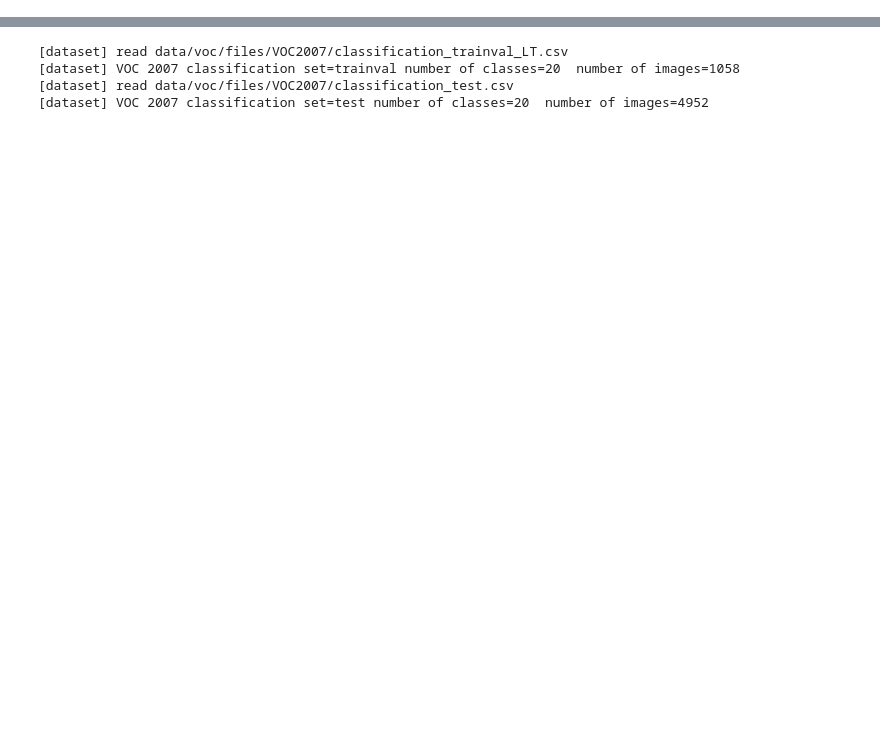
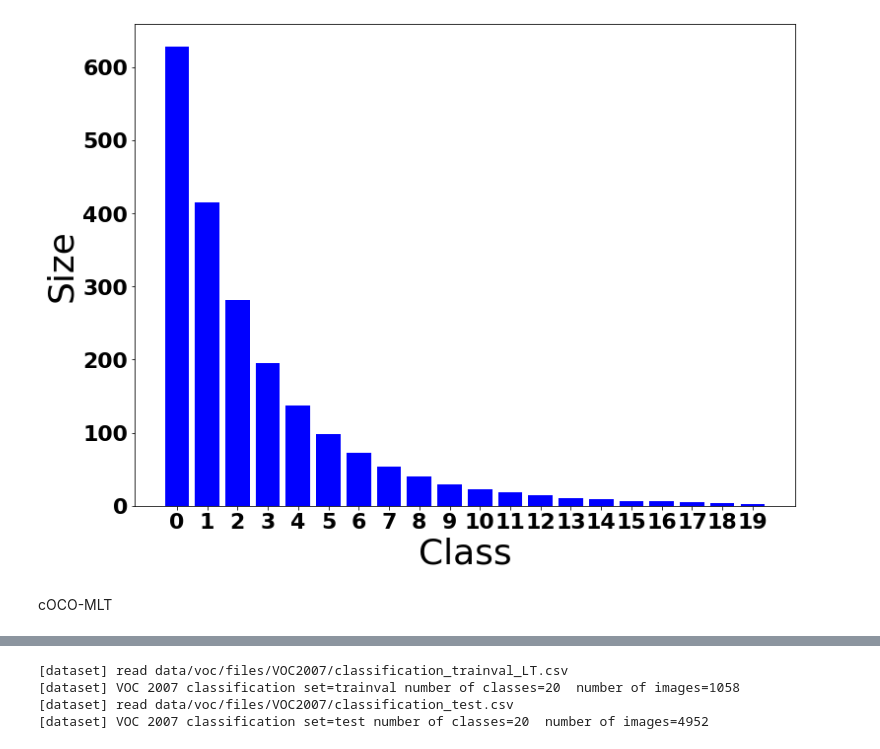
Before and after one commit to SeonghaEom/LT-ML, a Jupyter notebook: visualization.ipynb, the cells around one changed output, grey strips where cells are left out. Saved outputs shown, nothing was run; the diff lists cells and outputs as text; code cells hidden in the pictures; blank space fills up the shorter version.

```diff
--- a/visualization.ipynb
+++ b/visualization.ipynb
@@ -15,0 +78,28 @@ seed_everything(0)
+# %%
+from scipy.stats import pareto
+num_classes = len(class_di.items())
+
+alpha = 6
+ma = 628
+mi = 1
+rv = pareto(alpha)
+# classes = class_num.keys()
+classes = [str(int(i)) for i in range(num_classes)]
+classes_x = np.linspace(pareto.ppf(0.0, alpha), pareto.ppf(0.99, alpha), num_classes)
+dist = rv.pdf(classes_x) * (ma-mi) / alpha + mi
+dist  = dist.astype(int)
+
+fig, ax = plt.subplots(1, 1, figsize=(9,6))
+ax.bar( classes, dist, color='blue')
+# ax.bar_label(ax.containers[0], label_type='edge', color='red', rotation=0, fontsize=10, padding=3)
+# ax.set_xticklabels(classes,rotation=90, fontsize=10)
+plt.xlabel('Class', size=36)
+plt.ylabel("Size", size=36)
+# plt.show()
+figure = plt.gcf()
+figure.set_size_inches(12, 9)
+plt.savefig('./dist_num{:d}_b{:d}_max{:d}-min{:d}.pdf'.format(num_classes, alpha, ma, mi), dpi = 300)
+# %% [output]
+[figure, added]
+# %% [markdown]
+cOCO-MLT
```
Also changed, not shown: parts of 42 cells of this notebook, 3 other files.
